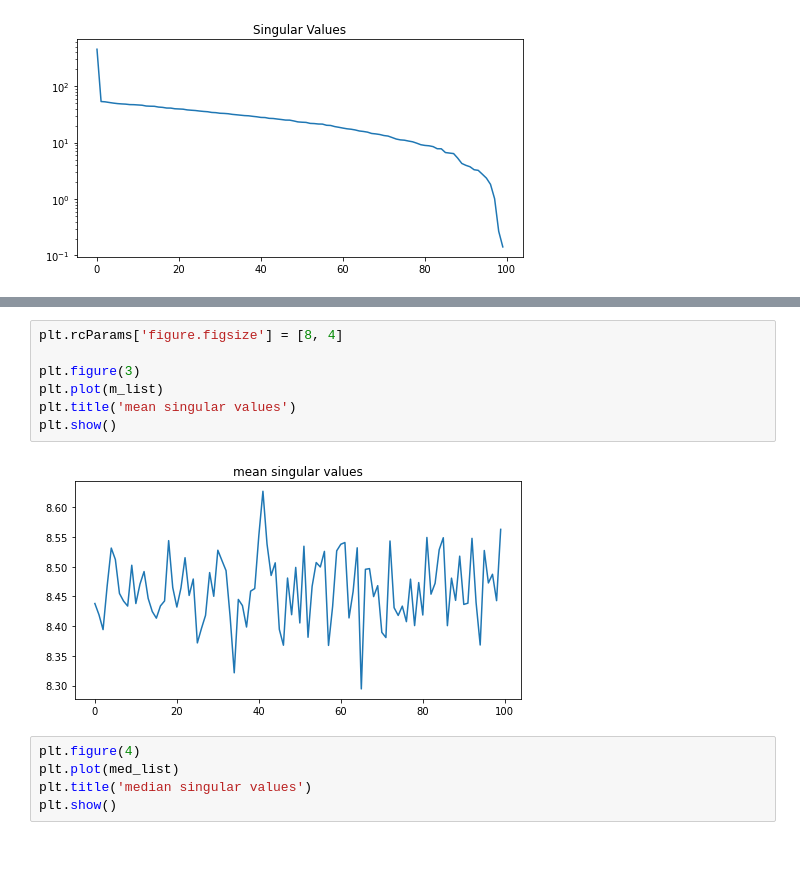
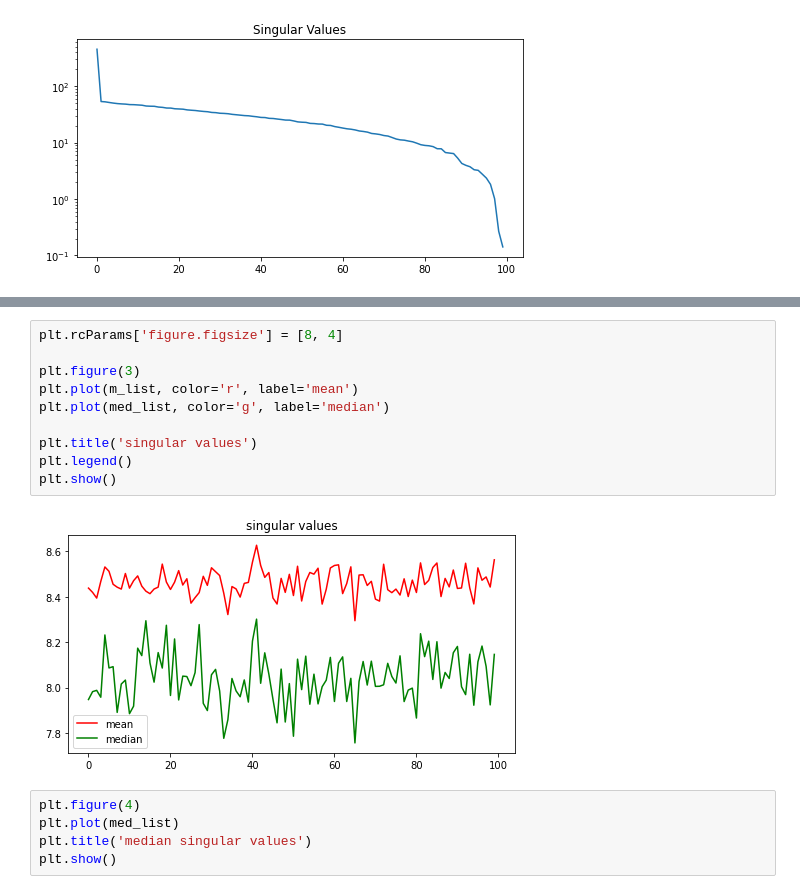
Before and after one commit to jaekimuh/PatternRec_Kim, a Jupyter notebook: HW_1.4.ipynb, the cells around one changed output, grey strips where cells are left out. Drawn from its saved outputs; the diff is of its cells as text; blank space fills up the shorter version.

```diff
--- a/HW_1.4.ipynb
+++ b/HW_1.4.ipynb
@@ -53,12 +53,15 @@ plt.show()
 # %%
 plt.rcParams['figure.figsize'] = [8, 4]
 
 plt.figure(3)
-plt.plot(m_list)
-plt.title('mean singular values')
+plt.plot(m_list, color='r', label='mean')
+plt.plot(med_list, color='g', label='median')
+
+plt.title('singular values')
+plt.legend()
 plt.show()
 # %% [output]
-[figure, old version]
+[figure, new version]
 # %%
 plt.figure(4)
 plt.plot(med_list)
```
Also changed, not shown: parts of 3 cells of this notebook.
